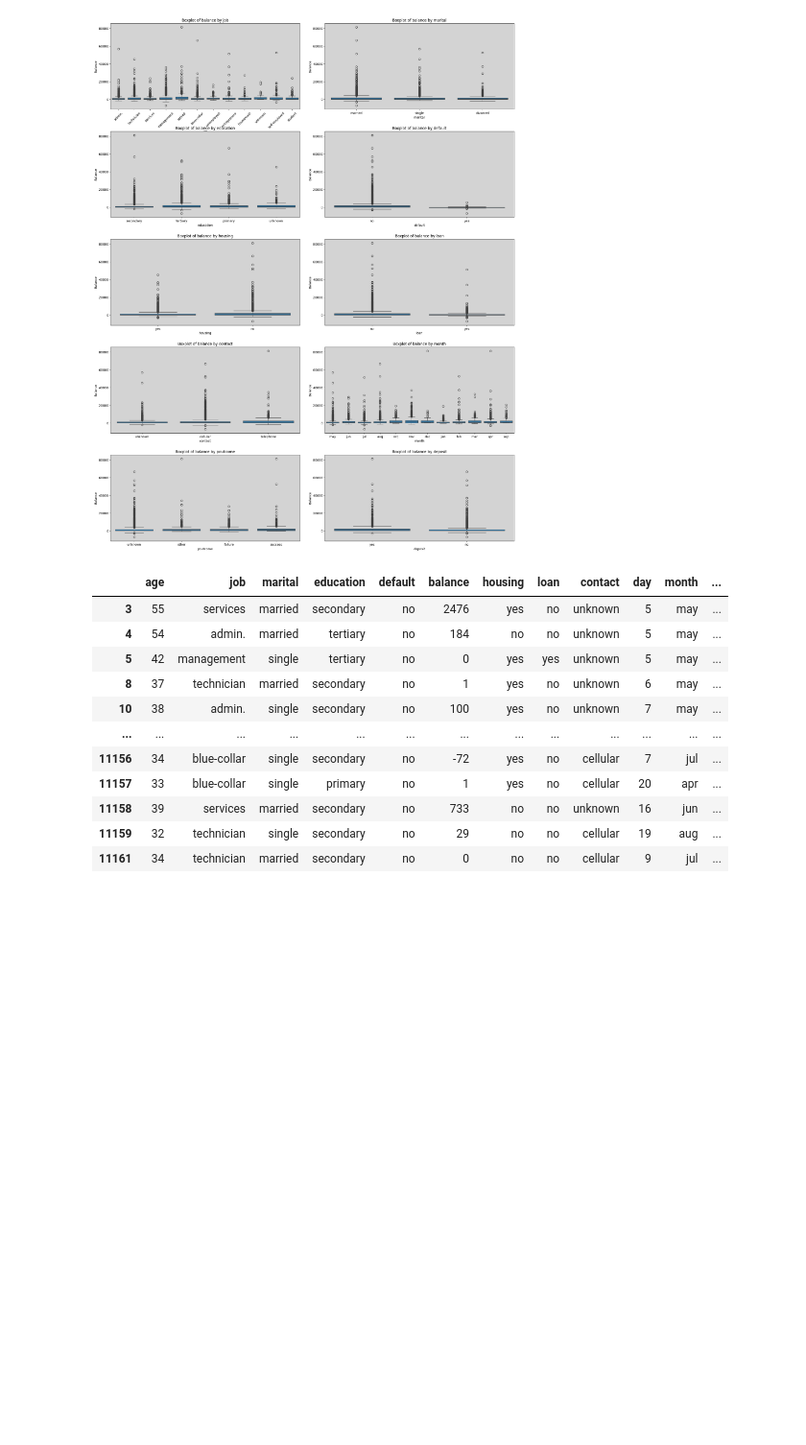
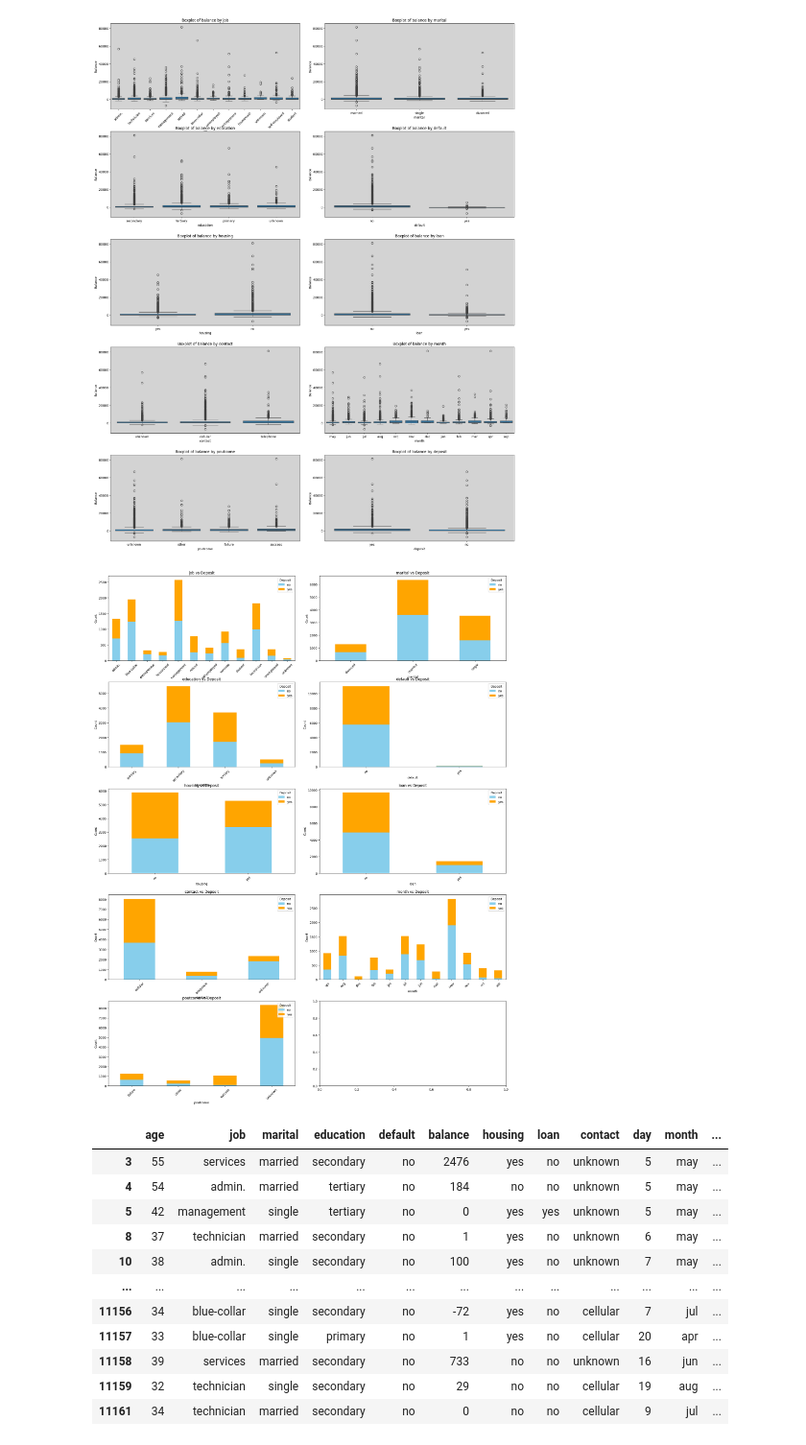
Before and after one commit to Rhy-Shah/BankCustomerSegmentation, a Jupyter notebook: code.ipynb, the cells around one changed output. Shown at 96% size. Cells and saved outputs as stored; diff of their text form; code cells hidden in the pictures; blank space fills up the shorter version.

```diff
--- a/code.ipynb
+++ b/code.ipynb
@@ -241,6 +252,21 @@ for ax, column in zip(axes.flatten(), categorical_columns):
 plt.show()
 # %% [output]
 [figure]
+# %%
+fig, axes = plt.subplots(nrows=5, ncols=2, figsize=(20, 25))
+fig.tight_layout(pad=5.0)
+for ax, column in zip(axes.flatten(), categorical_columns):
+    deposit_counts = df.groupby([column, 'deposit']).size().unstack().fillna(0)
+    deposit_counts.plot(kind='bar', stacked=True, ax=ax, color=['skyblue', 'orange'])
+    ax.set_title(f'{column} vs Deposit')
+    ax.set_xlabel(column)
+    ax.set_ylabel('Count')
+    ax.tick_params(axis='x', rotation=45)
+    ax.legend(title='Deposit', loc='upper right')
+
+plt.show()
+# %% [output]
+[figure, added]
 # %%
 def remove_outliers(df, columns):
     for column in columns:
```
Also changed, not shown: parts of 10 cells of this notebook.
